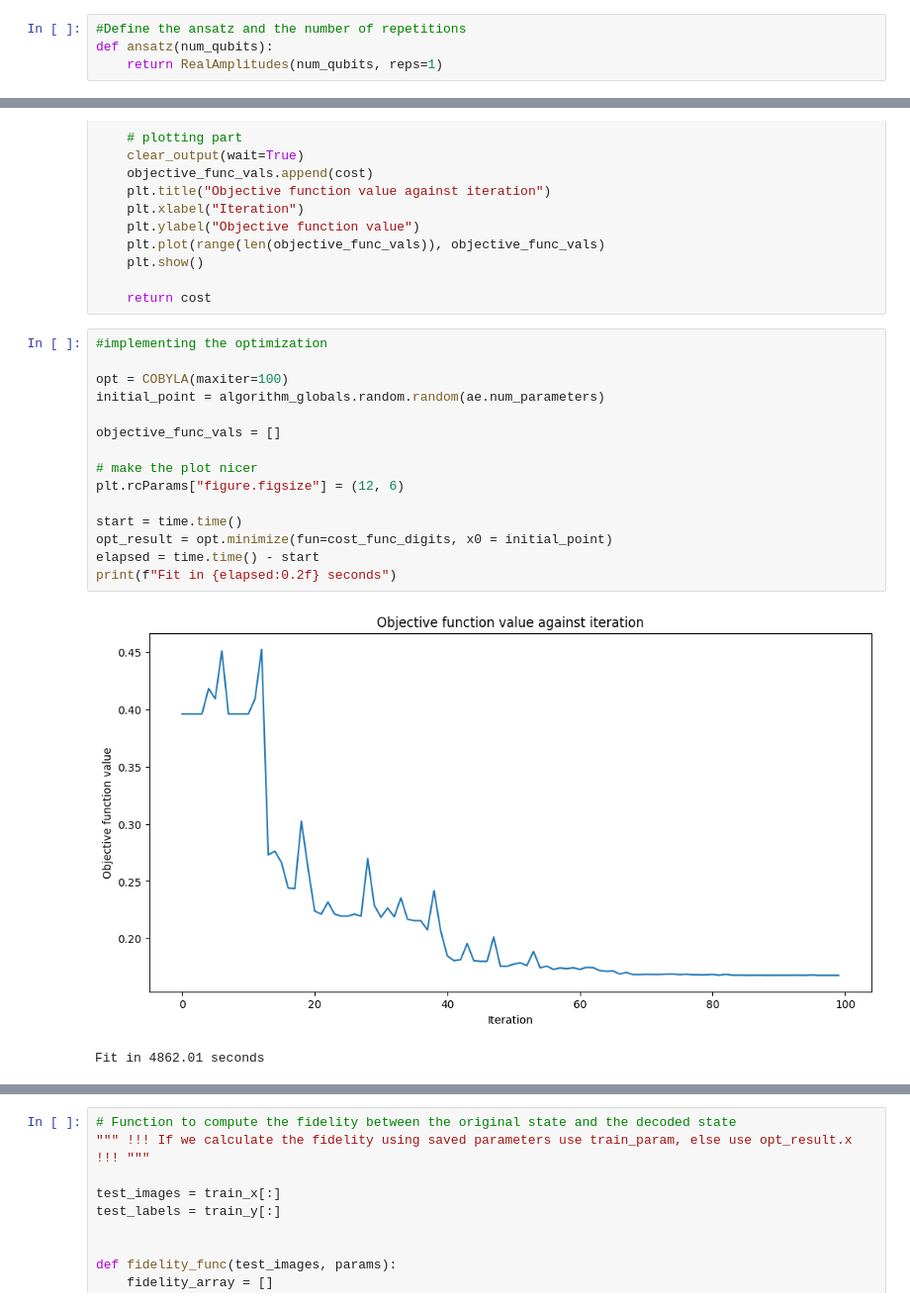
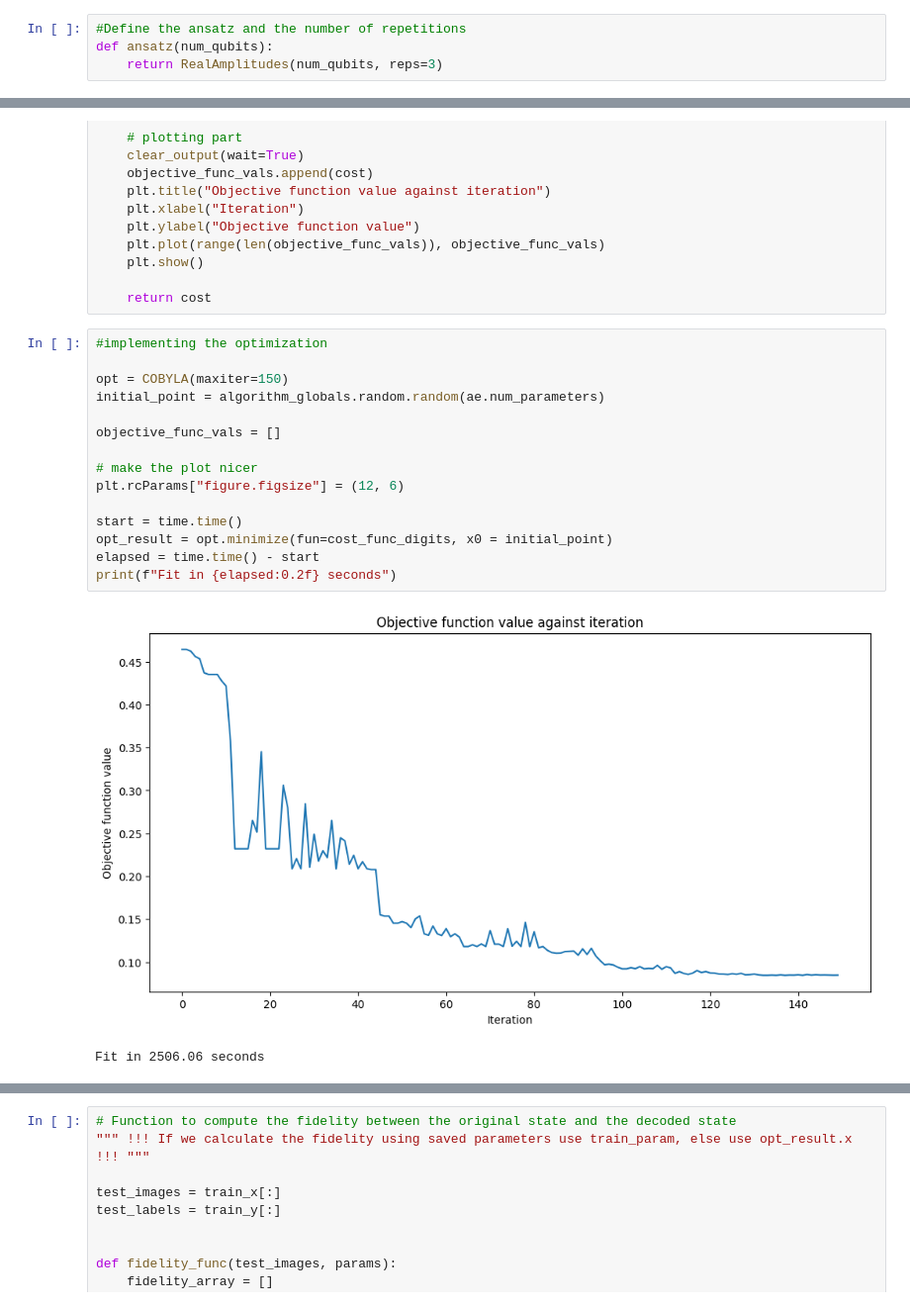
Before and after one commit to MoseGuerini/Quantum-Autoencoder, a Jupyter notebook: Quantum_Autoencoder.ipynb, the cells around one changed output, grey strips where cells are left out. Shown: that part at 99% size. Saved outputs shown, nothing was run; the diff lists cells and outputs as text.

```diff
--- a/Quantum_Autoencoder.ipynb
+++ b/Quantum_Autoencoder.ipynb
@@ -102,7 +99,7 @@ Choose between RealAmplitudes or EfficientSU2 for the ansatz
 # %%
 #Define the ansatz and the number of repetitions
 def ansatz(num_qubits):
-    return RealAmplitudes(num_qubits, reps=1)
+    return RealAmplitudes(num_qubits, reps=3)
 # %%
 #Define the ansatz and the number of repetitions
 """ def ansatz(num_qubits):
@@ -174,21 +171,21 @@ def cost_func_digits(params_values):
 # %%
 #implementing the optimization
 
-opt = COBYLA(maxiter=100)
+opt = COBYLA(maxiter=150)
 initial_point = algorithm_globals.random.random(ae.num_parameters)
 
 objective_func_vals = []
 
 # make the plot nicer
 plt.rcParams["figure.figsize"] = (12, 6)
 
 start = time.time()
 opt_result = opt.minimize(fun=cost_func_digits, x0 = initial_point)
 elapsed = time.time() - start
 print(f"Fit in {elapsed:0.2f} seconds")
 # %% [output]
-[figure, old version]
+[figure, new version]
-Fit in 4862.01 seconds
+Fit in 2506.06 seconds
 # %%
 # Make the encoder followed by the decoder
 
```
Also changed, not shown: parts of 11 cells of this notebook, 2 other files.
